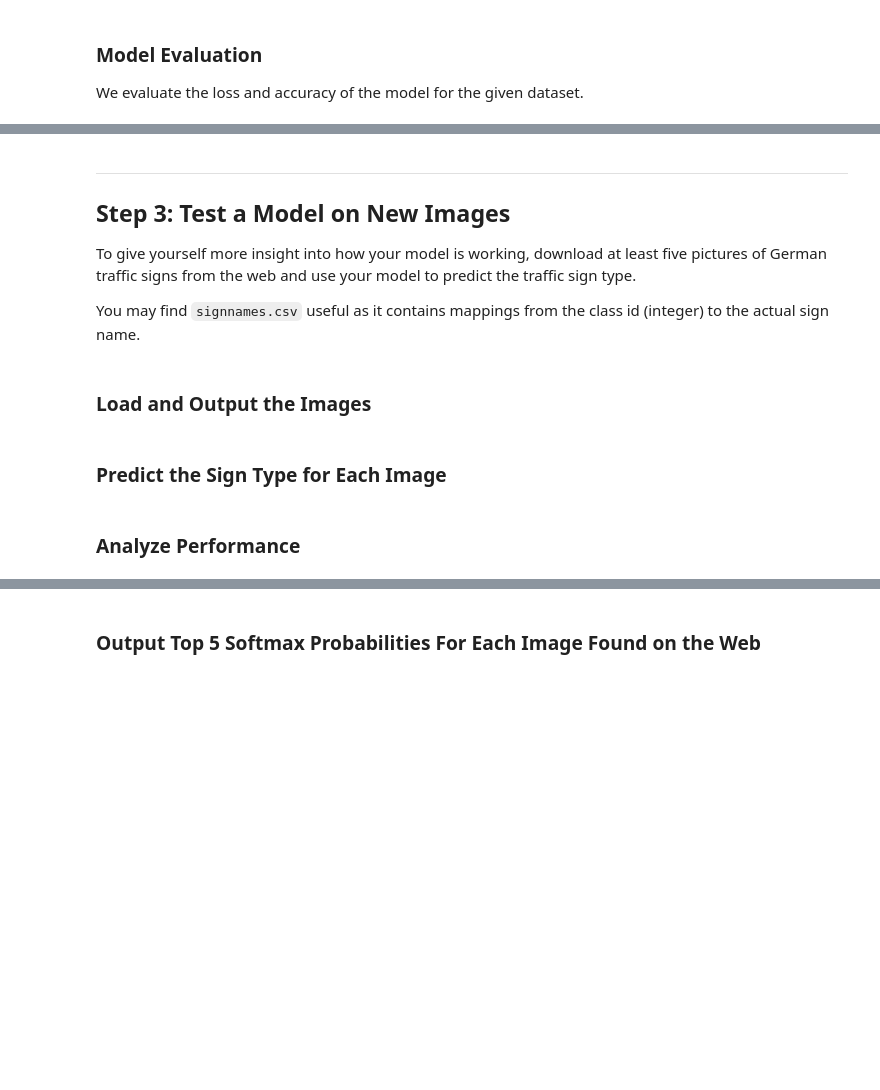
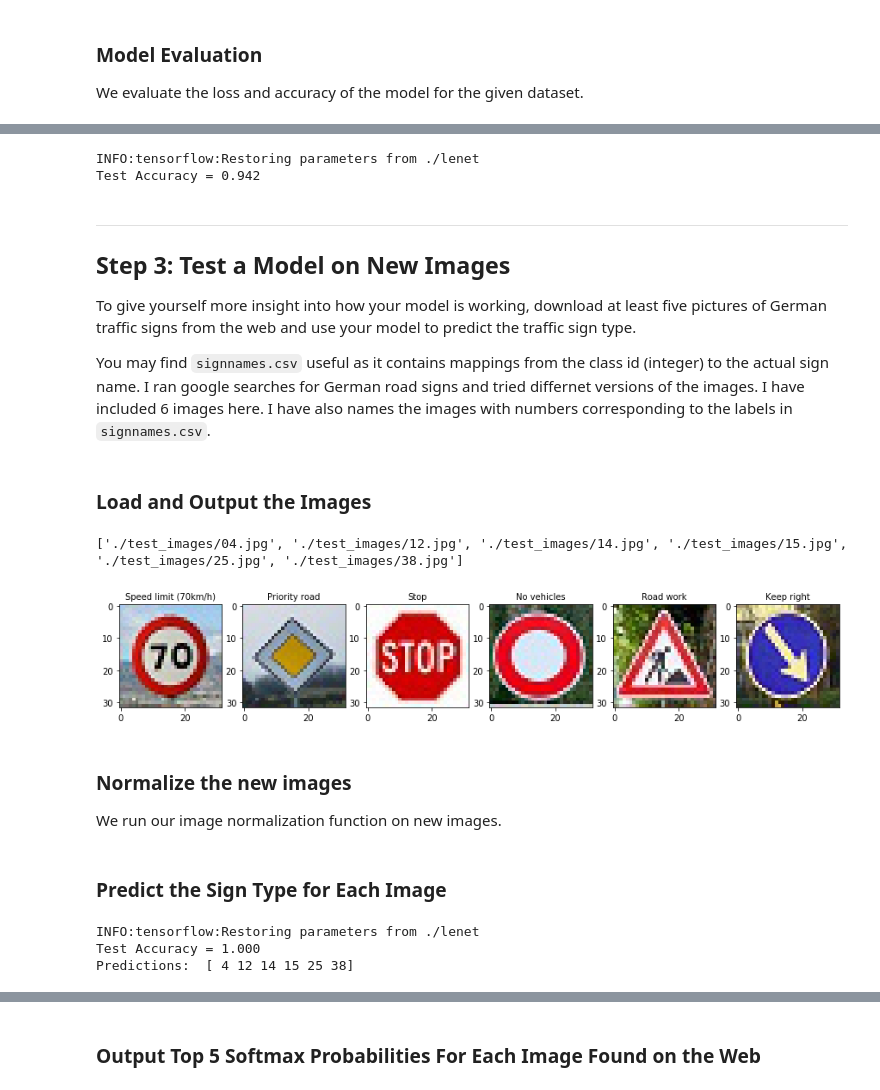
Before and after one commit to gauborg/Traffic_Sign_Classifier-gauborg, a Jupyter notebook: Traffic_Sign_Classifier.ipynb, the cells around one changed output, grey strips where cells are left out. Cells and saved outputs as stored; diff of their text form; code cells hidden in the pictures; blank space fills up the shorter version.

```diff
--- a/Traffic_Sign_Classifier.ipynb
+++ b/Traffic_Sign_Classifier.ipynb
@@ -391,3 +470,13 @@ with tf.Session() as sess:
+# %%
+# testing model accuracy on testing dataset
+with tf.Session() as sess:
+    saver.restore(sess, tf.train.latest_checkpoint('.'))
+
+    test_accuracy = evaluate(X_test, y_test)
+    print("Test Accuracy = {:.3f}".format(test_accuracy))
+# %% [output]
+INFO:tensorflow:Restoring parameters from ./lenet
+Test Accuracy = 0.942
 # %% [markdown]
 ---
 
@@ -395,6 +484,6 @@ with tf.Session() as sess:
 
 To give yourself more insight into how your model is working, download at least five pictures of German traffic signs from the web and use your model to predict the traffic sign type.
 
-You may find `signnames.csv` useful as it contains mappings from the class id (integer) to the actual sign name.
+You may find `signnames.csv` useful as it contains mappings from the class id (integer) to the actual sign name. I ran google searches for German road signs and tried differnet versions of the images. I have included 6 images here. I have also names the images with numbers corresponding to the labels in `signnames.csv`.
 # %% [markdown]
 ### Load and Output the Images
@@ -403,0 +490,40 @@ You may find `signnames.csv` useful as it contains mappings from the class id (i
+# %%
+### Load the images and plot them here.
+### Feel free to use as many code cells as needed.
+
+# I have already resized the images to 32x32 size using an external image editor
+
+import cv2
+import glob
+
+# print list of new images
+my_images = sorted(glob.glob('./test_images/*.jpg'))
+print(my_images)
+print()
+
+# assign labels to these images manually
+new_labels = np.array([4, 12, 14, 15, 25, 38])
+
+X_new = []
+y_new_labels = new_labels
+
+fig, ax = plt.subplots(1,6, figsize=(15, 6))
+
+i = 0
+for image in my_images:
+
+    img = cv2.imread(image)
+    img = cv2.cvtColor(img, cv2.COLOR_BGR2RGB)
+    ax[i].imshow(img)
+    ax[i].set_title(signs_dict[y_new_labels[i]], fontsize=10)
+    i = i + 1
+
+    # add images to list
+    X_new.append(img)
+# %% [output]
+['./test_images/04.jpg', './test_images/12.jpg', './test_images/14.jpg', './test_images/15.jpg', './test_images/25.jpg', './test_images/38.jpg']
+[figure, added]
+# %% [markdown]
+### Normalize the new images
+
+We run our image normalization function on new images.
@@ -407,5 +539,27 @@ You may find `signnames.csv` useful as it contains mappings from the class id (i
 ### Run the predictions here and use the model to output the prediction for each image.
 ### Make sure to pre-process the images with the same pre-processing pipeline used earlier.
 ### Feel free to use as many code cells as needed.
+
+softmax_val = tf.nn.softmax(logits)
+
+# highest probability output
+top_k = tf.nn.top_k(softmax_val, k=1)
+
+with tf.Session() as sess:
+
+    sess.run(tf.global_variables_initializer())
+    saver.restore(sess, tf.train.latest_checkpoint('.'))
+    test_accuracy = evaluate(X_new_norm, y_new_labels)
+    print("Test Accuracy = {:.3f}".format(test_accuracy))
+
+    # To get predicted label
+    sess.run(softmax_val,feed_dict = {x: X_new_norm, keep_prob: 1.0})
+    top_k = sess.run(top_k, feed_dict={x: X_new_norm, keep_prob: 1.0})
+
+
+predictions = top_k[1][:,0]
+print("Predictions: ", predictions)
+# %% [output]
+INFO:tensorflow:Restoring parameters from ./lenet
+Test Accuracy = 1.000
+Predictions:  [ 4 12 14 15 25 38]
-# %% [markdown]
-### Analyze Performance
```
Also changed, not shown: parts of 23 cells of this notebook, 7 other files.
